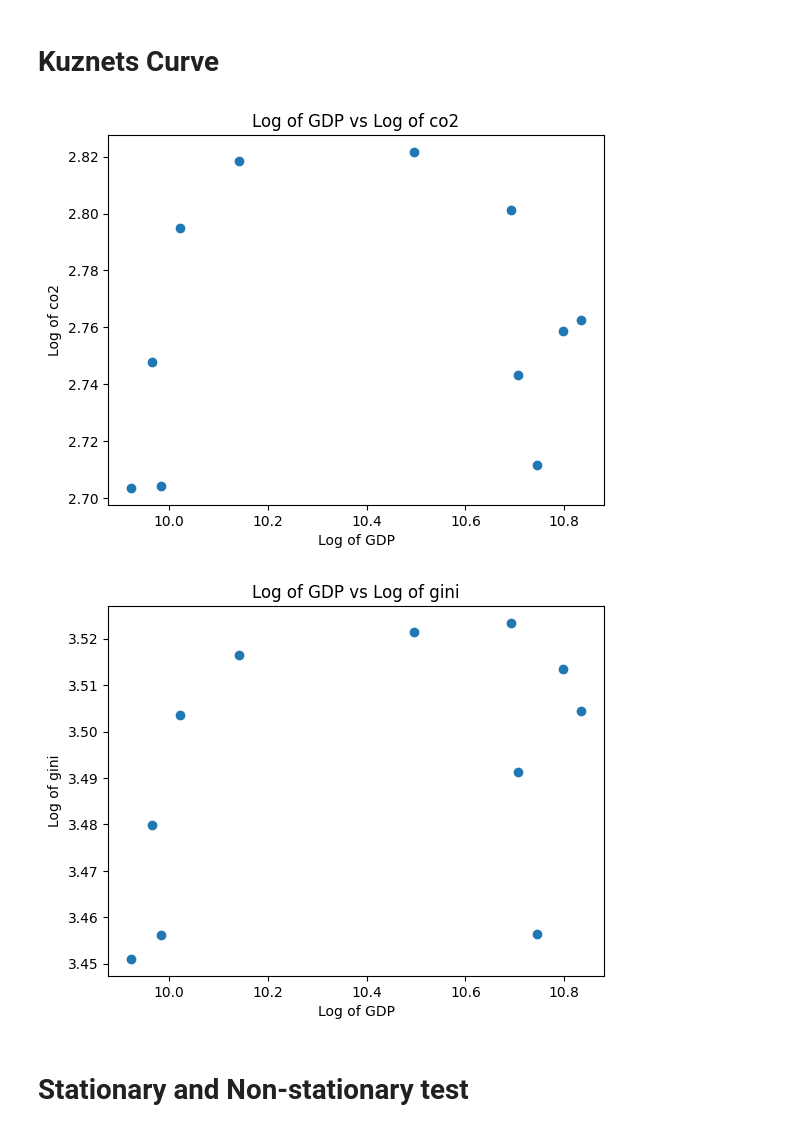
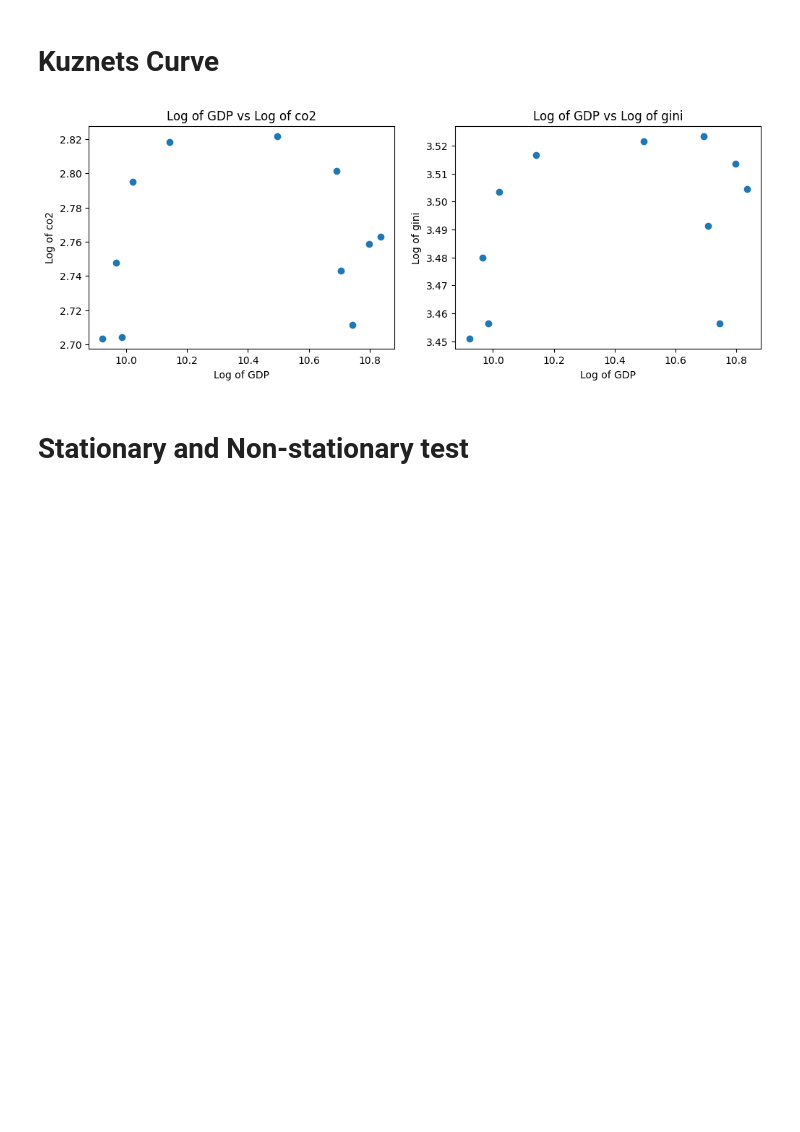
Before and after one commit to franklinchuks/Heterogeneity-and-Robustness-of-the-Kuznets-Curve, a Jupyter notebook: canada_kuznets_curve.ipynb, the cells around one changed output. Drawn from its saved outputs; the diff is of its cells as text; code cells hidden in the pictures; blank space fills up the shorter version.

```diff
--- a/macro_project.ipynb
+++ b/canada_kuznets_curve.ipynb
@@ -70,15 +59,29 @@ plt.show()
 df['year_group'] = df['year'] // 3 * 3
 avr_df = df.groupby('year_group')[['gdp','co2', 'gini']].mean().reset_index()
 # %%
-for i in range(2):
-    plt.scatter(avr_df['gdp'], avr_df[cols[i+1]])
-    plt.xlabel('Log of GDP')
-    plt.ylabel(f'Log of {cols[i+1]}')
-    plt.title(f'Log of GDP vs Log of {cols[i+1]}')
-    plt.show()
+fig, ax = plt.subplots(1, 2, figsize = (12,4))
+
+ax[0].scatter(avr_df['gdp'], avr_df[cols[1]])
+ax[0].set_xlabel('Log of GDP')
+ax[0].set_ylabel(f'Log of {cols[1]}')
+ax[0].set_title(f'Log of GDP vs Log of {cols[1]}')
+
+ax[1].scatter(avr_df['gdp'], avr_df[cols[2]])
+ax[1].set_xlabel('Log of GDP')
+ax[1].set_ylabel(f'Log of {cols[2]}')
+ax[1].set_title(f'Log of GDP vs Log of {cols[2]}')
+
+plt.show()
+
+#to be used to compare two countries kuznets curves on the same chart
+#for i in range(2):
+#    plt.scatter(avr_df['gdp'], avr_df[cols[i+1]])
+#    plt.xlabel('Log of GDP')
+#    plt.ylabel(f'Log of {cols[i+1]}')
+#    plt.title(f'Log of GDP vs Log of {cols[i+1]}')
+#    plt.show()
 # %% [output]
-[figure, old version]
+[figure, new version]
-[figure, removed]
 # %% [markdown]
 <h1>Stationary and Non-stationary test
 # %%
```
Also changed, not shown: parts of 8 cells of this notebook.
